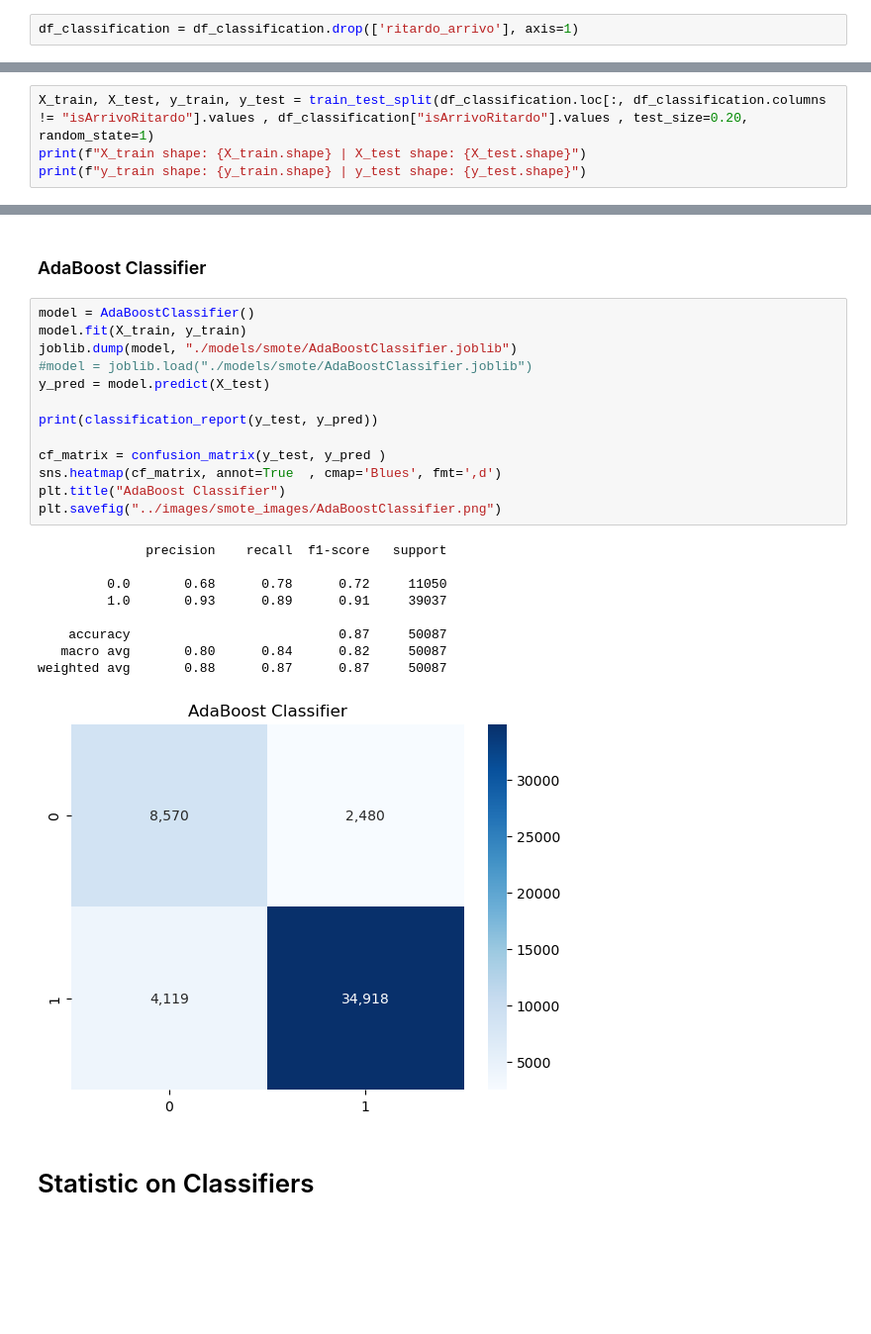
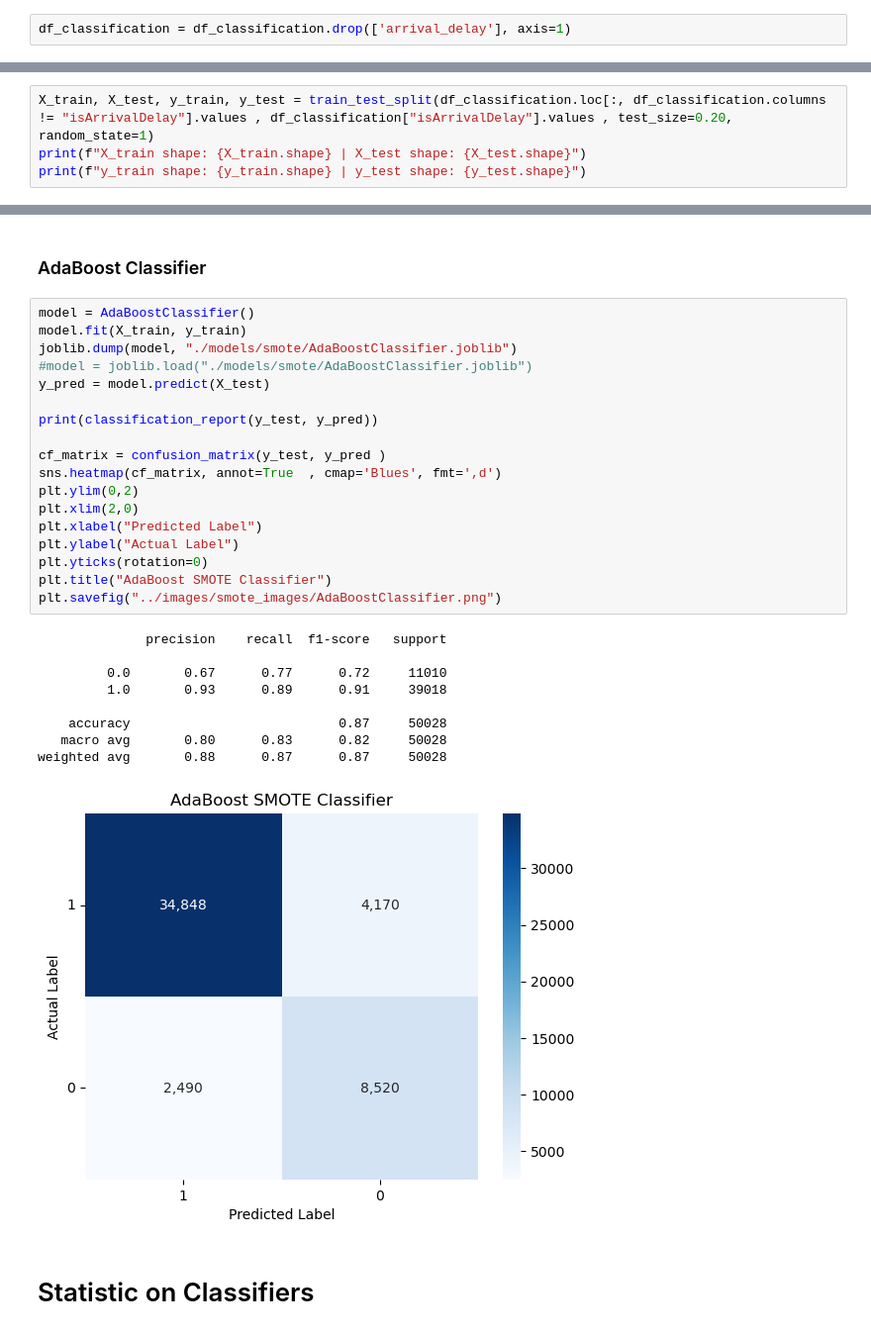
Before and after one commit to gianlucarea/weather-delay, a Jupyter notebook: code/04-smote.ipynb, the cells around one changed output, grey strips where cells are left out. Shown at 99% size. Saved outputs shown, nothing was run; the diff lists cells and outputs as text; blank space fills up the shorter version.

```diff
--- a/code/04-smote.ipynb
+++ b/code/04-smote.ipynb
@@ -28,11 +28,11 @@ from imblearn.over_sampling import SMOTE
 # %%
 df_classification = pd.read_csv("../processed_files/df_for_ml.csv", index_col=[0])
 # %%
-df_classification = df_classification.drop(['ritardo_arrivo'], axis=1)
+df_classification = df_classification.drop(['arrival_delay'], axis=1)
 # %% [markdown]
 ## Getting Ready
 # %%
-X_train, X_test, y_train, y_test = train_test_split(df_classification.loc[:, df_classification.columns != "isArrivoRitardo"].values , df_classification["isArrivoRitardo"].values , test_size=0.20, random_state=1)
+X_train, X_test, y_train, y_test = train_test_split(df_classification.loc[:, df_classification.columns != "isArrivalDelay"].values , df_classification["isArrivalDelay"].values , test_size=0.20, random_state=1)
 print(f"X_train shape: {X_train.shape} | X_test shape: {X_test.shape}")
 print(f"y_train shape: {y_train.shape} | y_test shape: {y_test.shape}")
 # %% [output]
@@ -209,26 +234,31 @@ weighted avg       0.91      0.91      0.91     50087
 # %%
 model = AdaBoostClassifier()
 model.fit(X_train, y_train)
 joblib.dump(model, "./models/smote/AdaBoostClassifier.joblib")
 #model = joblib.load("./models/smote/AdaBoostClassifier.joblib")
 y_pred = model.predict(X_test)
 
 print(classification_report(y_test, y_pred))
 
 cf_matrix = confusion_matrix(y_test, y_pred )
 sns.heatmap(cf_matrix, annot=True  , cmap='Blues', fmt=',d')
-plt.title("AdaBoost Classifier")
+plt.ylim(0,2)
+plt.xlim(2,0)
+plt.xlabel("Predicted Label")
+plt.ylabel("Actual Label")
+plt.yticks(rotation=0)
+plt.title("AdaBoost SMOTE Classifier")
 plt.savefig("../images/smote_images/AdaBoostClassifier.png")
 # %% [output]
               precision    recall  f1-score   support
 
-         0.0       0.68      0.78      0.72     11050
-         1.0       0.93      0.89      0.91     39037
+         0.0       0.67      0.77      0.72     11010
+         1.0       0.93      0.89      0.91     39018
 
-    accuracy                           0.87     50087
-   macro avg       0.80      0.84      0.82     50087
-weighted avg       0.88      0.87      0.87     50087
+    accuracy                           0.87     50028
+   macro avg       0.80      0.83      0.82     50028
+weighted avg       0.88      0.87      0.87     50028
-[figure, old version]
+[figure, new version]
 # %% [markdown]
 # Statistic on Classifiers
 # %%
```
Also changed, not shown: parts of 8 cells of this notebook, 14 other files.
